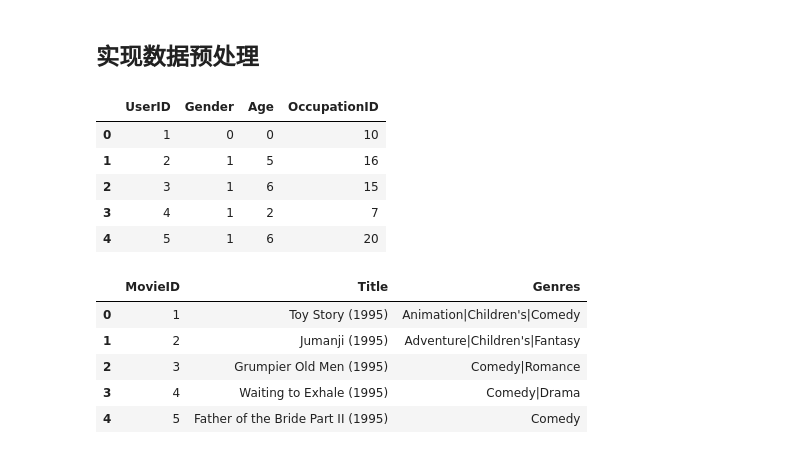
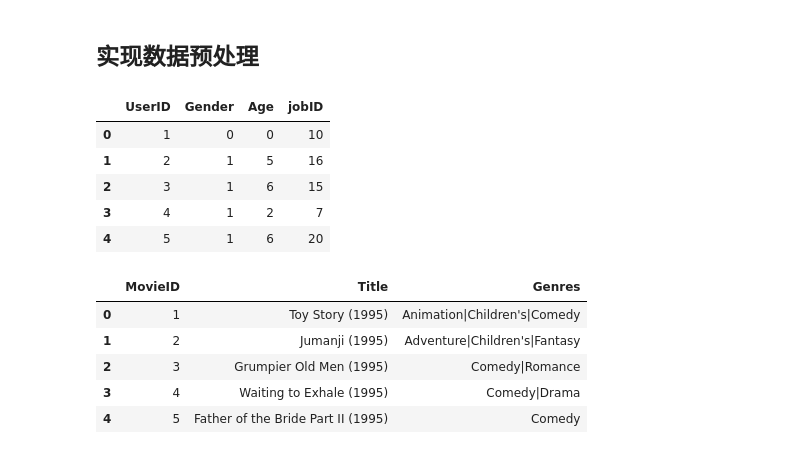
Before and after one commit to shijian007/ML_learn, a Jupyter notebook: Recommendation/movie_recommender-master/movie_recommender-study.ipynb, the cells around one changed output. Saved outputs shown, nothing was run; the diff lists cells and outputs as text; code cells hidden in the pictures.

```diff
--- a/Recommendation/movie_recommender-master/movie_recommender-study.ipynb
+++ b/Recommendation/movie_recommender-master/movie_recommender-study.ipynb
@@ -245,16 +245,16 @@ ratings.head()
 ## 实现数据预处理
 # %%
 user_title = ['UserID', 'Gender', 'Age', 'jobID', 'Zip-code']
-users = pd.read_table('./ml-1m/users.dat', sep ='::', header=None, names=users_title, engine='python')
+users = pd.read_table('./ml-1m/users.dat', sep ='::', header=None, names=user_title, engine='python')
 users.drop('Zip-code', 1, inplace = True)
 gender_map = {'M':1, 'F':0}
 users['Gender'] = users['Gender'].map(gender_map)
 
 age_map = {value: index for index,value in enumerate(set(users['Age']))}
 users['Age'] = users['Age'].map(age_map)
 users.head()
 # %% [output]
-|  | UserID | Gender | Age | OccupationID |
+|  | UserID | Gender | Age | jobID |
 | 0 | 1 | 0 | 0 | 10 |
 | 1 | 2 | 1 | 5 | 16 |
 | 2 | 3 | 1 | 6 | 15 |
```
Also changed, not shown: parts of 4 cells of this notebook, 1 other file.
